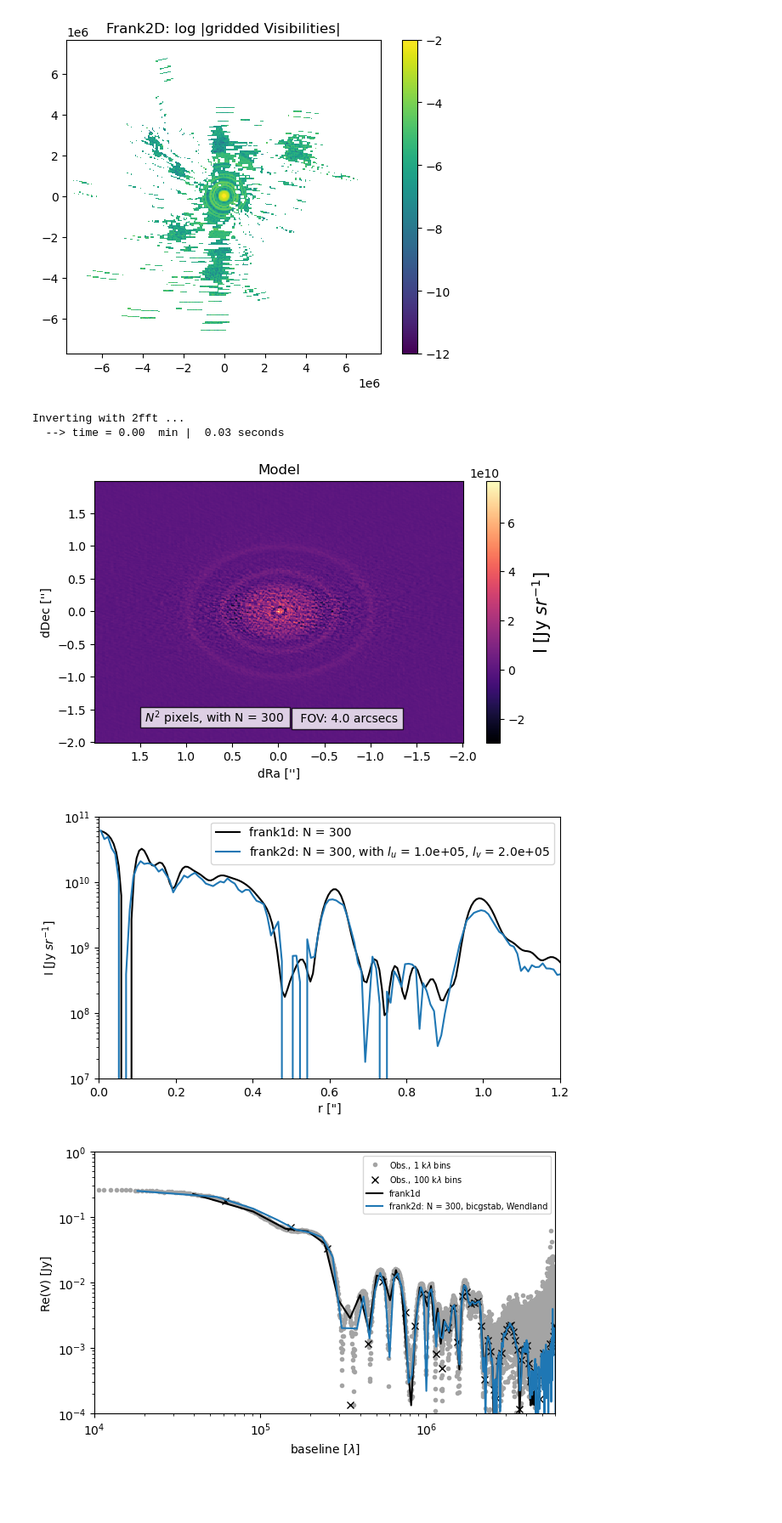
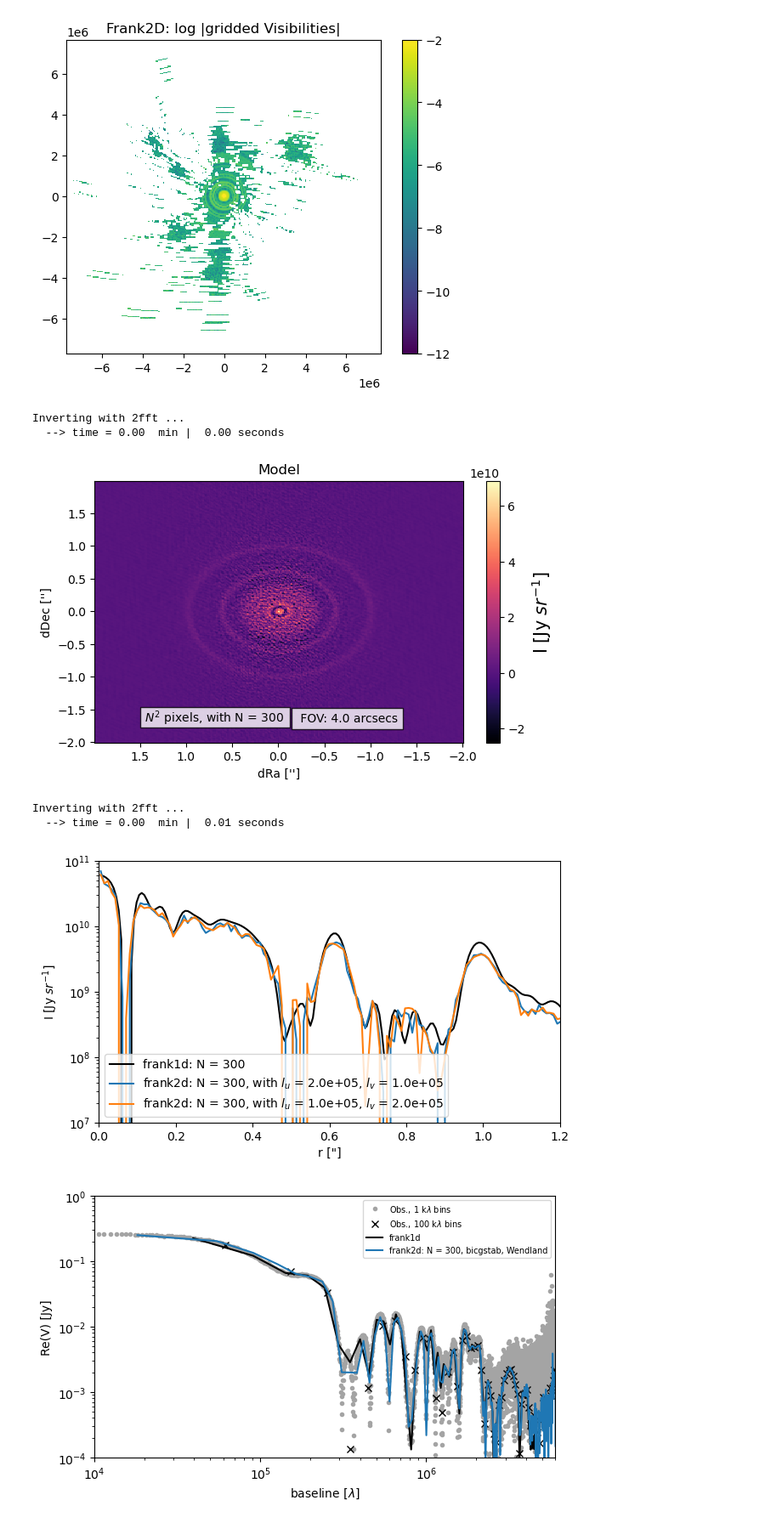
Before and after one commit to mariajmellado/Frank2D, a Jupyter notebook: Notebooks/16_December_LxLy.ipynb, the cells around one changed output. Shown at 85% size. Saved outputs shown, nothing was run; the diff lists cells and outputs as text; code cells hidden in the pictures; blank space fills up the shorter version.

```diff
--- a/Notebooks/16_December_LxLy.ipynb
+++ b/Notebooks/16_December_LxLy.ipynb
@@ -172,7 +172,7 @@ u_deproj, v_deproj, vis_deproj = geom.apply_correction(u, v, Vis)
 # Frank2D
 # %%
 N = 300
-m, c, lu, lv = -0.33, -0.1, 2e5, 3e5
+m, c, lu, lv = -0.33, -0.1, 2e5, 1e5
 # %%
 start_time = time.time()
 
@@ -207,0 +208,14 @@ Setting b...
+# %%
+start_time = time.time()
+
+#####
+
+frank2d2 = Frank2D(N, Rout, geometry = [inc, pa, dra, ddec])
+frank2d2.set_kernel('Wendland', [m, c, lv, lu])
+frank2d2.fit(u, v, Vis, Weights, method = 'bicgstab', rtol = 1e-15, frank1d_guess = True)
+
+#####
+print("--------------------------------------")
+end_time = time.time()
+execution_time = end_time - start_time
+print(f'time = {execution_time/60 :.2f}  min | {execution_time: .2f} seconds')
@@ -236,13 +268,20 @@ plt.colorbar()
 frank2d.fft()
 # %% [output]
 Inverting with 2fft ...
-  --> time = 0.00  min |  0.03 seconds
+  --> time = 0.00  min |  0.00 seconds
 # %%
 Plot(frank2d).get_image()
 # %% [output]
-[figure, old version]
+[figure, new version]
 # %%
 r, I = get_radial_profile(frank2d)
+# %%
+frank2d2.fft()
+# %% [output]
+Inverting with 2fft ...
+  --> time = 0.00  min |  0.01 seconds
+# %%
+r2, I2 = get_radial_profile(frank2d2)
 # %%
 # Frank 1D Parameters
 n_pts = 300
@@ -255,16 +294,17 @@ sol = FF.fit(u, v, Vis, Weights)
 # %%
 plt.figure(figsize=(7,4))
 plt.plot(sol.r, sol.mean, 'black',label =f'frank1d: N = {n_pts}')
 plt.plot(r, I, label = f'frank2d: N = {N}, with $l_u$ = {lu:.1e}, $l_v$ = {lv:.1e}')
+plt.plot(r2, I2, label = f'frank2d: N = {N}, with $l_u$ = {lv:.1e}, $l_v$ = {lu:.1e}')
 plt.xlabel('r ["]')
 plt.xlim(0, 1.2)
 plt.ylim(1e7, 1e11)
 plt.ylabel(r'I [Jy $sr^{-1}$]')
 plt.legend()
 plt.yscale("log")
 plt.show()
 # %% [output]
-[figure, old version]
+[figure, new version]
 # %%
 cs, ms = ['#a4a4a4', 'k'], ['.', 'x']
 bin_widths=[1e3, 1e5]
```
Also changed, not shown: parts of 3 cells of this notebook, 17 other files.
